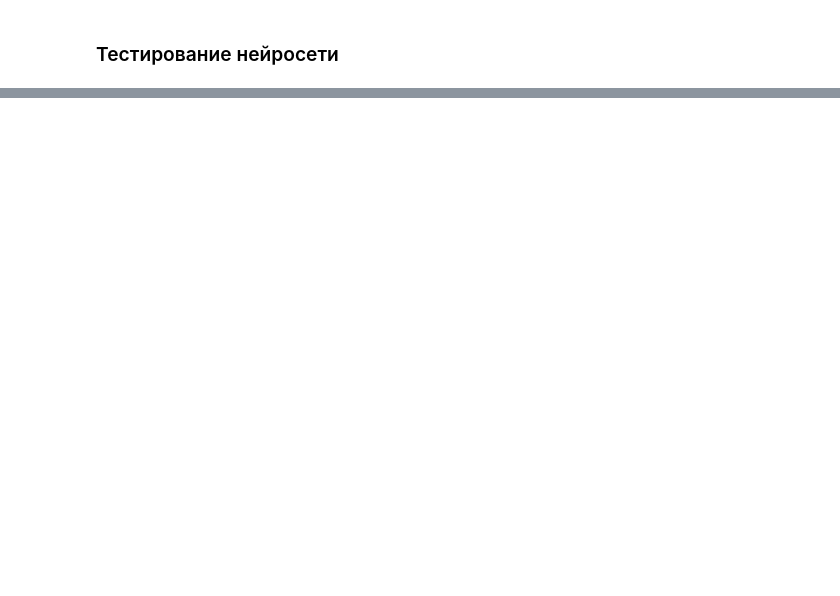
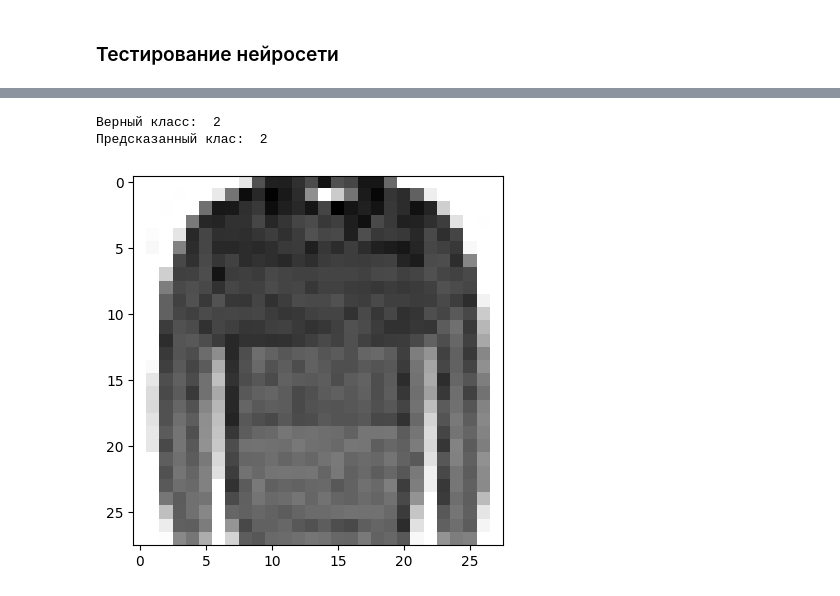
Before and after one commit to IlyaKuz26/nn_miniframework, a Jupyter notebook: example.ipynb, the cells around one changed output, grey strips where cells are left out. Drawn from its saved outputs; the diff is of its cells as text; code cells hidden in the pictures; blank space fills up the shorter version.

```diff
--- a/example.ipynb
+++ b/example.ipynb
@@ -61,0 +73,9 @@ Test accuracy: 0.9666
+# %%
+I = 20 # номер изображения для вывода
+plt.imshow(X_test[I].reshape([28, 28]), cmap=plt.cm.binary)
+print("Верный класс: ", np.argmax(y_test[I]))
+print("Предсказанный клас: ", np.argmax(model.predict(X_test[I])))
+# %% [output]
+Верный класс:  2
+Предсказанный клас:  2
+[figure, added]
```
Also changed, not shown: parts of 5 cells of this notebook.
